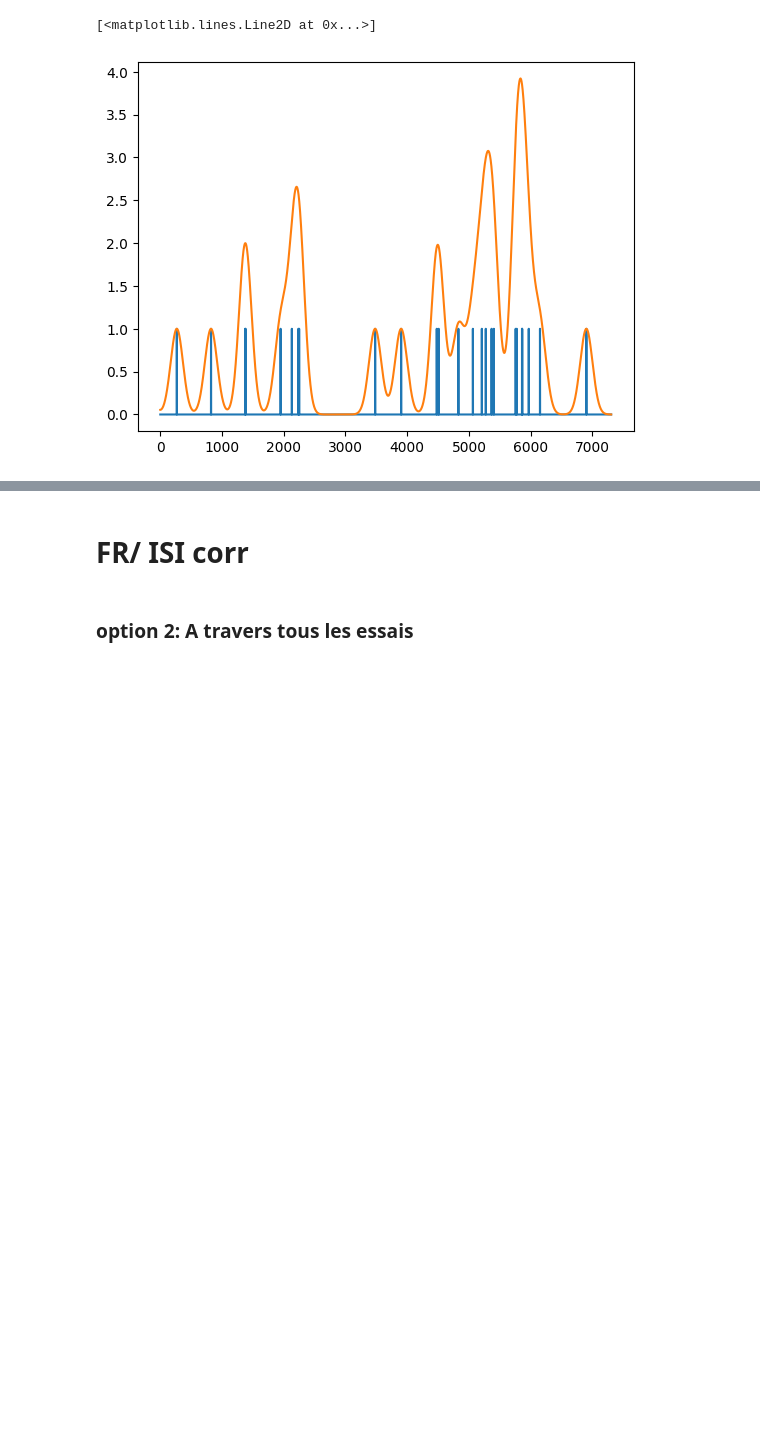
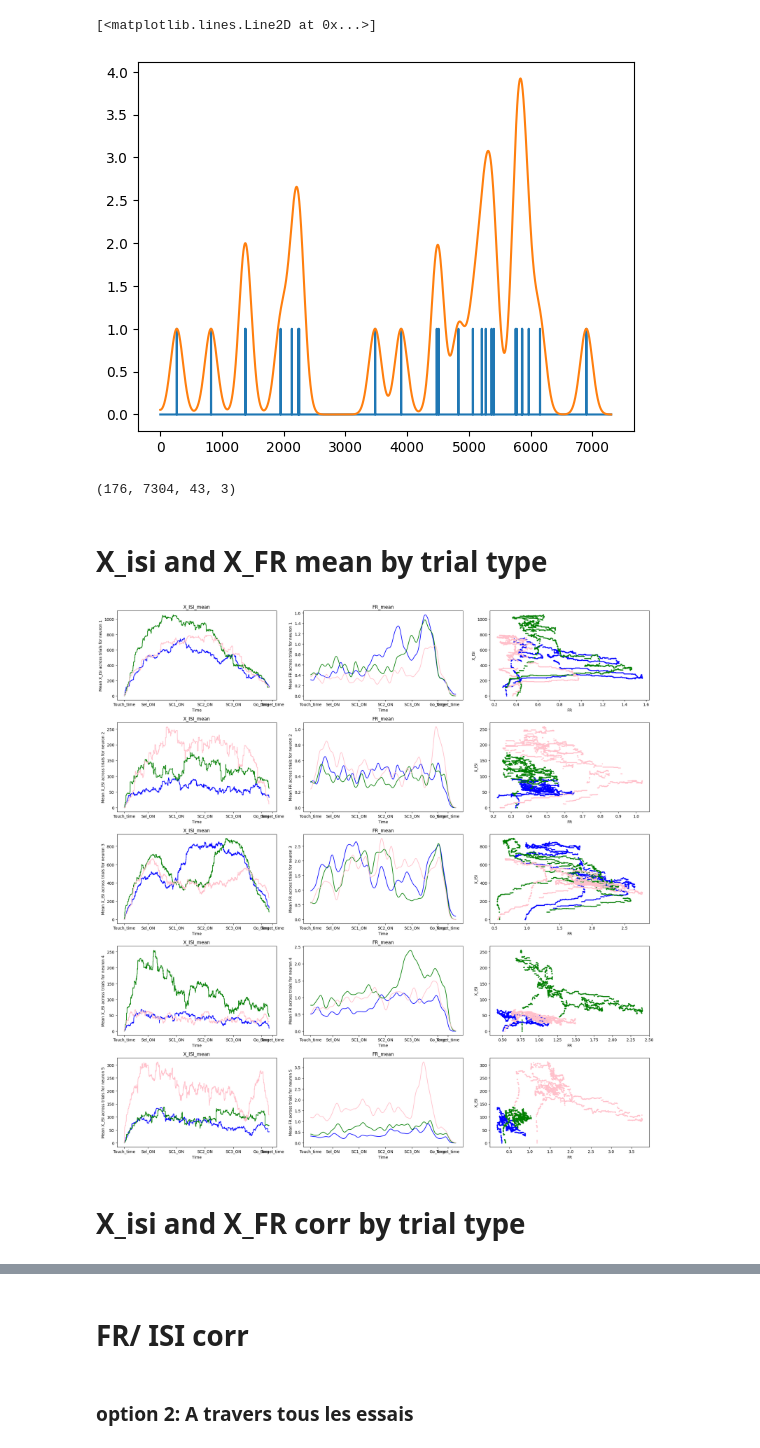
Before and after one commit to Lamifsud/pattern_classification_git, a Jupyter notebook: pipeline_drafts/synch_measures_data.ipynb, the cells around one changed output, grey strips where cells are left out. Drawn from its saved outputs; the diff is of its cells as text; code cells hidden in the pictures; blank space fills up the shorter version.

```diff
--- a/pipeline_drafts/synch_measures_data.ipynb
+++ b/pipeline_drafts/synch_measures_data.ipynb
@@ -204,3 +222,7 @@ targets : dict_keys(['SC1_dir', 'SC2_dir', 'SC3_dir', 'Trial_type'])
+# %%
+target_1 = np.where(target_info[completeUnit][1]['Trial_type'] == 1)[0]
+target_2 = np.where(target_info[completeUnit][1]['Trial_type'] == 2)[0]
+target_3 = np.where(target_info[completeUnit][1]['Trial_type'] == 3)[0]
 # %% [markdown]
 # Time formating
 # %%
@@ -943,3 +942,56 @@ plt.plot(spike_convolved[121,:,0,2])
 # %% [output]
 [<matplotlib.lines.Line2D at 0x...>]
 [figure]
+# %%
+spike_convolved.shape
+# %% [output]
+(176, 7304, 43, 3)
+# %% [markdown]
+# X_isi and X_FR mean by trial type
+# %%
+X_ISI_mean = []
+FR_mean = []
+
+targets_labels = [target_1, target_2, target_3]
+
+for target in targets_labels:
+    X_ISI_mean.append(np.mean(X_isi_interp[target], axis=0))
+    FR_mean.append(np.mean(spike_convolved[target, :, :, 2], axis=0))
+# %%
+event_time = event_vector[:] - event_vector[0]
+n_neurons_ = 5
+colors = ['blue', 'green', 'pink']  # Liste de couleurs pour chaque tracé
+
+fig, axs = plt.subplots(n_neurons_, 3, figsize=(20, 4 * n_neurons_))  # Créer une grille de sous-graphiques
+
+for neuron_idx in range(n_neurons_):
+    for idx, target in enumerate(targets_labels):
+        # Tracer X_ISI_mean
+        axs[neuron_idx, 0].plot(X_ISI_mean[idx][:, neuron_idx].T, color=colors[idx])
+        axs[neuron_idx, 0].set_xlabel('Time')
+        axs[neuron_idx, 0].set_ylabel('Mean X_ISI across trials for neuron {}'.format(neuron_idx + 1))
+        axs[neuron_idx, 0].set_title('X_ISI_mean')  # Titre pour la colonne gauche
+
+        # Tracer FR_mean
+        axs[neuron_idx, 1].plot(FR_mean[idx][:, neuron_idx].T, color=colors[idx])
+        axs[neuron_idx, 1].set_xlabel('Time')
+        axs[neuron_idx, 1].set_ylabel('Mean FR across trials for neuron {}'.format(neuron_idx + 1))
+        axs[neuron_idx, 1].set_title('FR_mean')  # Titre pour la colonne droite
+
+        #Tracer X_ISI / X_FR_mean
+        axs[neuron_idx, 2].scatter(FR_mean[idx][:, neuron_idx], X_ISI_mean[idx][:, neuron_idx], color=colors[idx], s=2)
+        axs[neuron_idx, 2].set_xlabel('FR')
+        axs[neuron_idx, 2].set_ylabel('X_ISI')
+
+        # Ajouter les étiquettes et les positions des événements sur l'axe des x
+        axs[neuron_idx, 0].set_xticks(event_time.values)
+        axs[neuron_idx, 0].set_xticklabels(event_labels)
+        axs[neuron_idx, 1].set_xticks(event_time.values)
+        axs[neuron_idx, 1].set_xticklabels(event_labels)
+
+plt.tight_layout()  # Ajuster automatiquement les sous-graphiques pour éviter les chevauchements
+plt.show()
+# %% [output]
+[figure, added]
+# %% [markdown]
+# X_isi and X_FR corr by trial type
```
Also changed, not shown: parts of 28 cells of this notebook.
